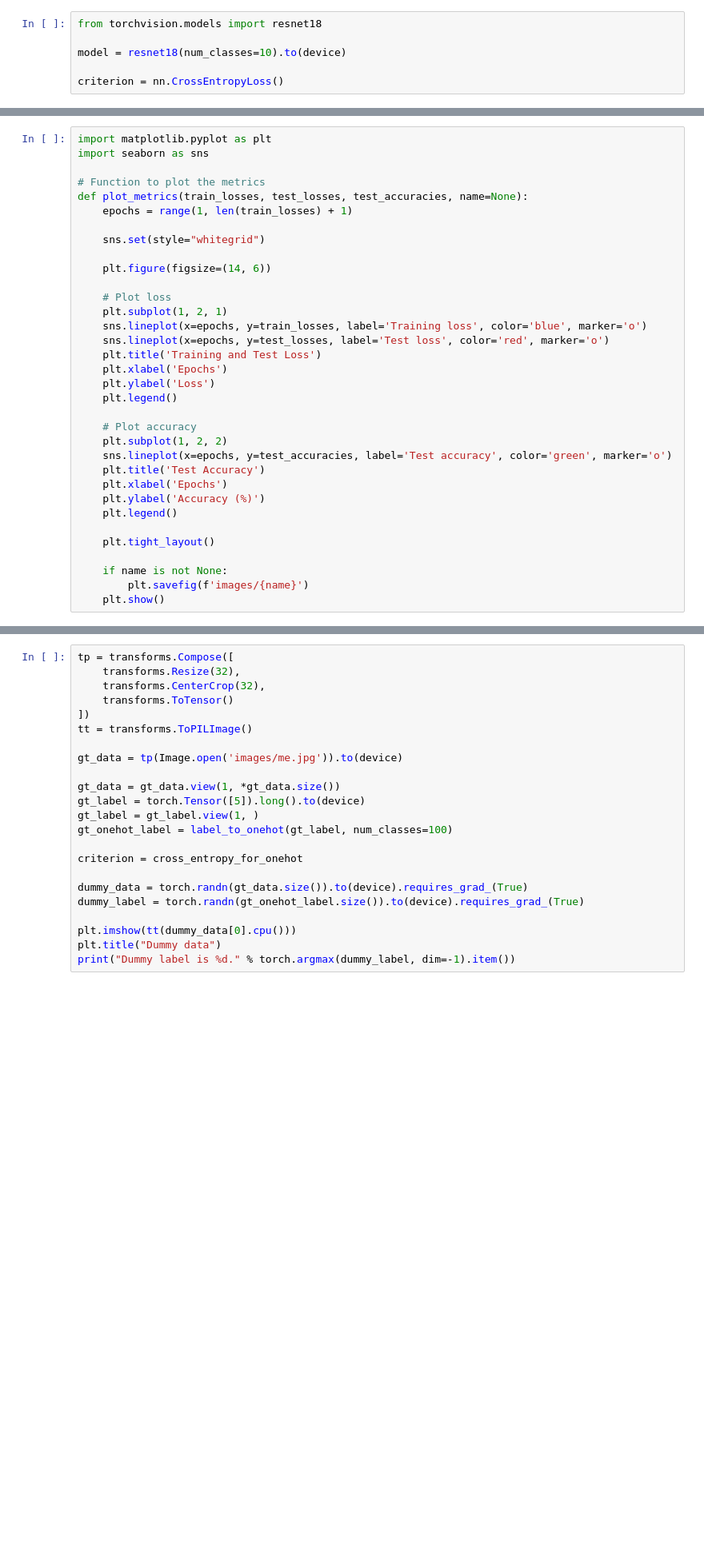
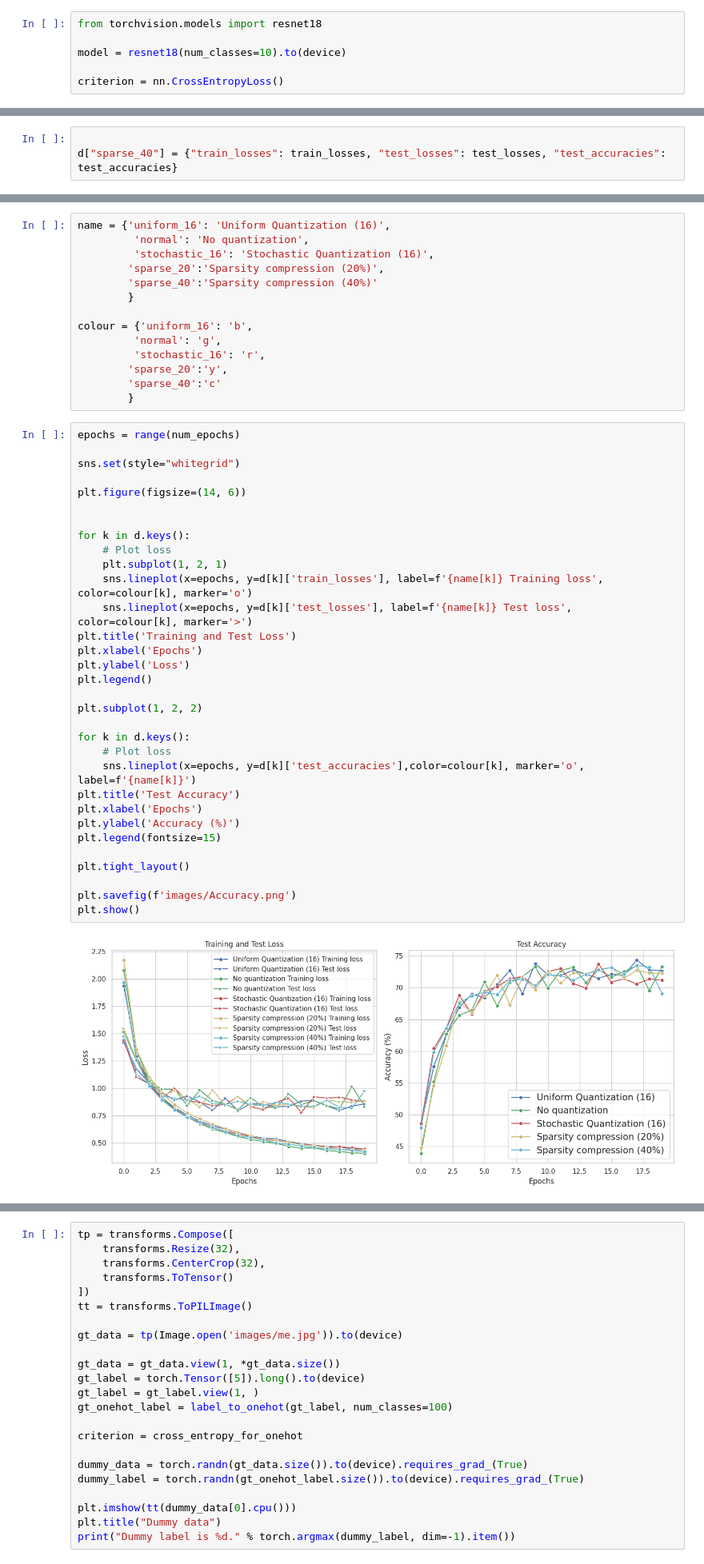
Before and after one commit to arvind6599/Opt_ML_Project, a Jupyter notebook: main.ipynb, the cells around one changed output, grey strips where cells are left out. Shown at 80% size. Drawn from its saved outputs; the diff is of its cells as text; blank space fills up the shorter version.

Commit message:
Training on CIFAR10 using quantized gradients

```diff
--- a/main.ipynb
+++ b/main.ipynb
@@ -45,0 +126,3 @@ criterion = nn.CrossEntropyLoss()
+# %%
+
+d["sparse_40"] = {"train_losses": train_losses, "test_losses": test_losses, "test_accuracies": test_accuracies}
@@ -46,34 +133,48 @@ criterion = nn.CrossEntropyLoss()
+# %%
+name = {'uniform_16': 'Uniform Quantization (16)',
+         'normal': 'No quantization',
+         'stochastic_16': 'Stochastic Quantization (16)',
+        'sparse_20':'Sparsity compression (20%)',
+        'sparse_40':'Sparsity compression (40%)'
+        }
+
+colour = {'uniform_16': 'b',
+         'normal': 'g',
+         'stochastic_16': 'r',
+        'sparse_20':'y',
+        'sparse_40':'c'
+        }
 # %%
-import matplotlib.pyplot as plt
-import seaborn as sns
+epochs = range(num_epochs)
 
-# Function to plot the metrics
-def plot_metrics(train_losses, test_losses, test_accuracies, name=None):
-    epochs = range(1, len(train_losses) + 1)
+sns.set(style="whitegrid")
 
-    sns.set(style="whitegrid")
+plt.figure(figsize=(14, 6))
 
-    plt.figure(figsize=(14, 6))
 
+for k in d.keys():
     # Plot loss
     plt.subplot(1, 2, 1)
-    sns.lineplot(x=epochs, y=train_losses, label='Training loss', color='blue', marker='o')
-    sns.lineplot(x=epochs, y=test_losses, label='Test loss', color='red', marker='o')
-    plt.title('Training and Test Loss')
-    plt.xlabel('Epochs')
-    plt.ylabel('Loss')
-    plt.legend()
+    sns.lineplot(x=epochs, y=d[k]['train_losses'], label=f'{name[k]} Training loss', color=colour[k], marker='o')
+    sns.lineplot(x=epochs, y=d[k]['test_losses'], label=f'{name[k]} Test loss', color=colour[k], marker='>')
+plt.title('Training and Test Loss')
+plt.xlabel('Epochs')
+plt.ylabel('Loss')
+plt.legend()
 
-    # Plot accuracy
-    plt.subplot(1, 2, 2)
-    sns.lineplot(x=epochs, y=test_accuracies, label='Test accuracy', color='green', marker='o')
-    plt.title('Test Accuracy')
-    plt.xlabel('Epochs')
-    plt.ylabel('Accuracy (%)')
-    plt.legend()
+plt.subplot(1, 2, 2)
 
-    plt.tight_layout()
+for k in d.keys():
+    # Plot loss
+    sns.lineplot(x=epochs, y=d[k]['test_accuracies'],color=colour[k], marker='o', label=f'{name[k]}')
+plt.title('Test Accuracy')
+plt.xlabel('Epochs')
+plt.ylabel('Accuracy (%)')
+plt.legend(fontsize=15)
 
-    if name is not None:
-        plt.savefig(f'images/{name}')
-    plt.show()
+plt.tight_layout()
+
+plt.savefig(f'images/Accuracy.png')
+plt.show()
+# %% [output]
+[figure, added]
```
Also changed, not shown: parts of 11 cells of this notebook, 1 other file.
